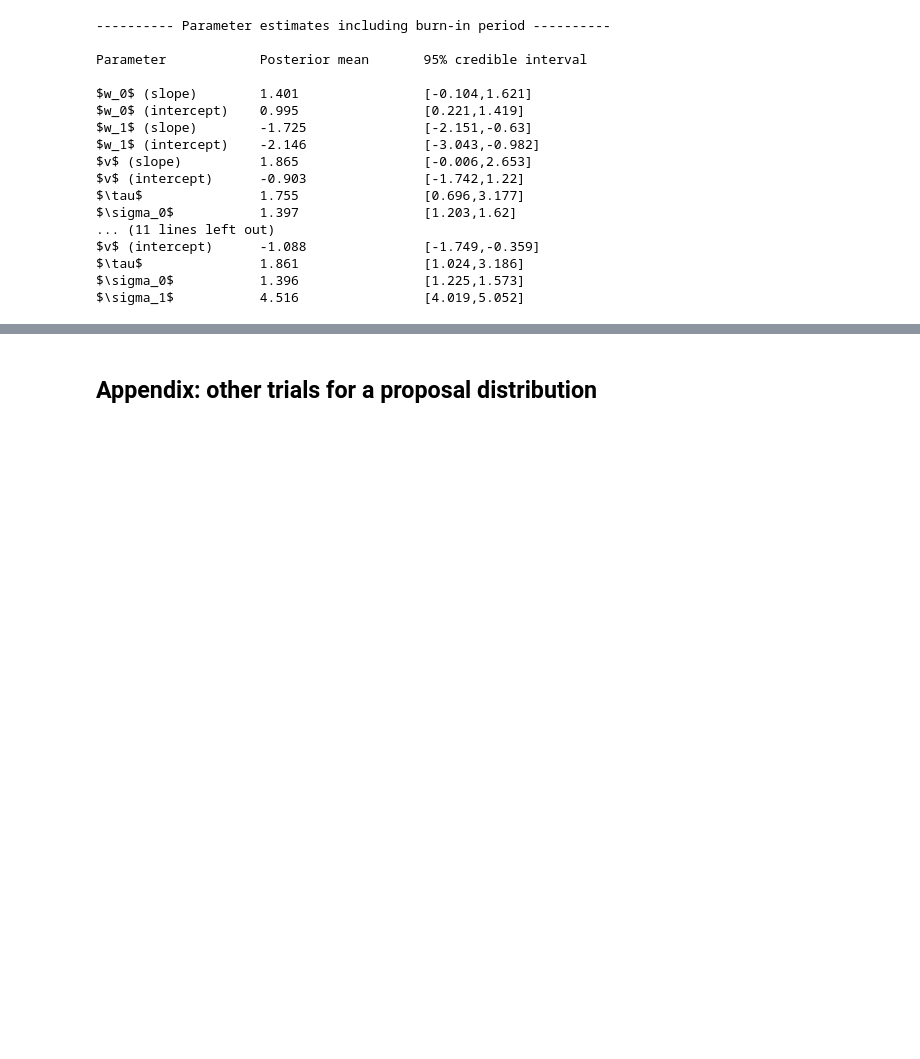
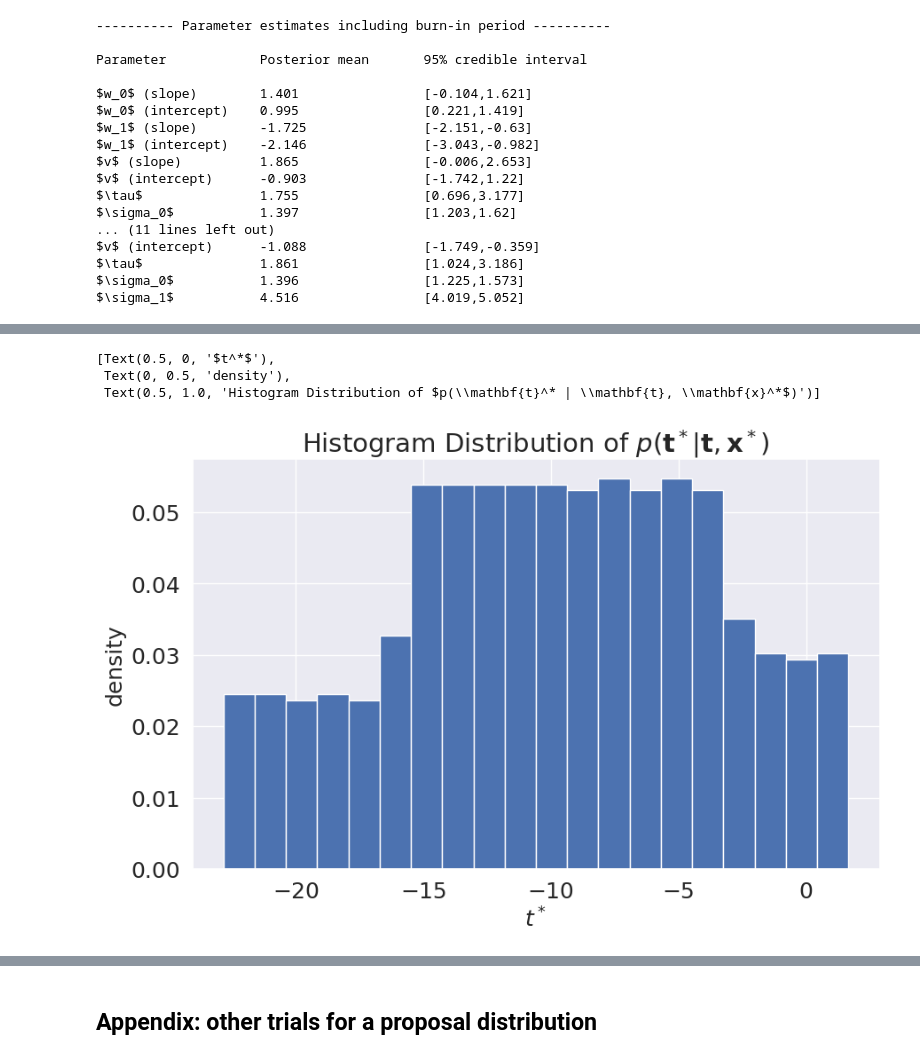
Before and after one commit to wdmdev/02477-bayesian-ml, a Jupyter notebook: Assignment3/assignment3.ipynb, the cells around one changed output, grey strips where cells are left out. Saved outputs shown, nothing was run; the diff lists cells and outputs as text; code cells hidden in the pictures; blank space fills up the shorter version.

```diff
--- a/Assignment3/assignment3.ipynb
+++ b/Assignment3/assignment3.ipynb
@@ -387,6 +423,18 @@ $\sigma_1$           4.516                [4.019,5.052]
 # %% [markdown]
 ### Task 2.6
 ![](paste_images/2023-04-18-20-02-08.png)
+# %%
+xs = np.linspace(-12, 12, 1000)
+xs = np.stack([xs, np.ones_like(xs)], axis=1)
+
+fig, ax = plt.subplots(figsize=(10, 6))
+ax.hist(predict(xs, thetas), density=True, bins=20)
+ax.set(xlabel = "$t^*$", ylabel = 'density', title = 'Histogram Distribution of $p(\mathbf{t}^* | \mathbf{t}, \mathbf{x}^*$)')
+# %% [output]
+[Text(0.5, 0, '$t^*$'),
+ Text(0, 0.5, 'density'),
+ Text(0.5, 1.0, 'Histogram Distribution of $p(\\mathbf{t}^* | \\mathbf{t}, \\mathbf{x}^*$)')]
+[figure, added]
 # %% [markdown]
 ### Task 2.7
 ![](paste_images/2023-04-18-20-02-21.png)
```
Also changed, not shown: parts of 8 cells of this notebook, 9 other files.
